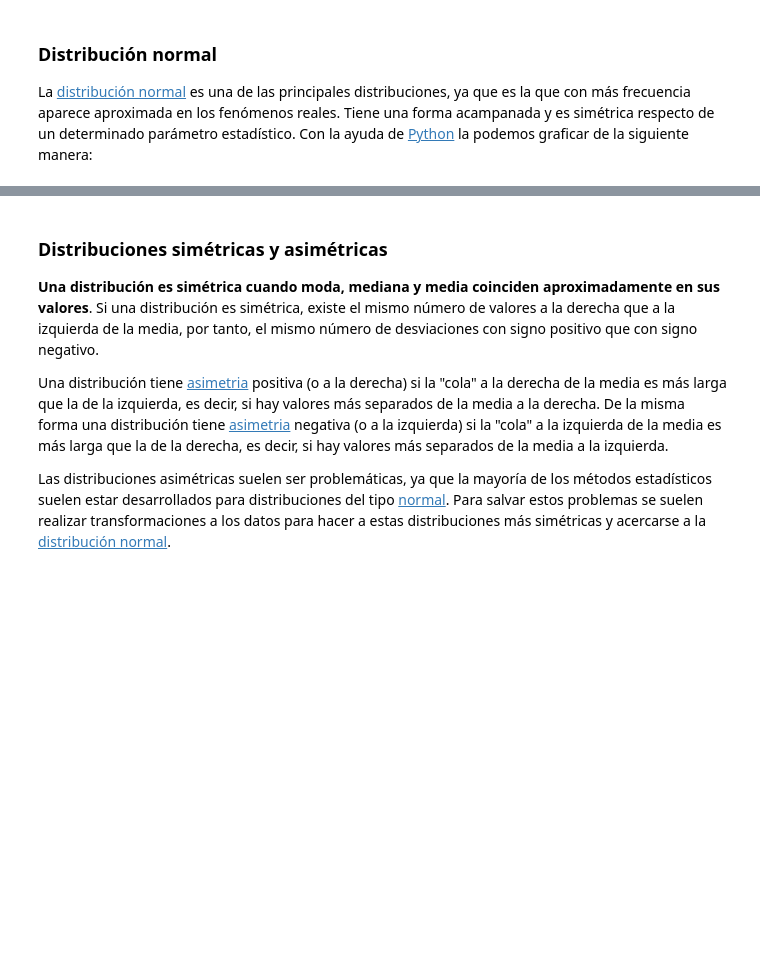
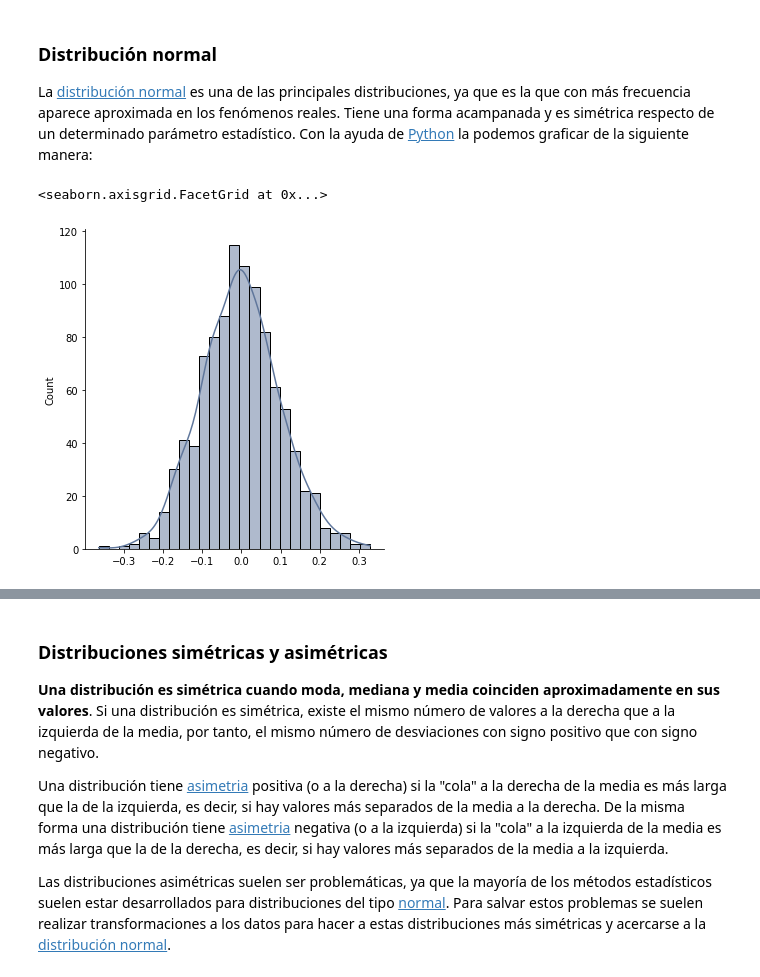
Before and after one commit to AlbertoBecerraTB/SVL_DS_Marzo_TB, a Jupyter notebook: 2-Data Analysis/0-Matematicas para Data Science/PROF_Estadística_SVL.ipynb, the cells around one changed output, grey strips where cells are left out. Saved outputs shown, nothing was run; the diff lists cells and outputs as text; code cells hidden in the pictures; blank space fills up the shorter version.

```diff
--- a/2-Data Analysis/0-Matematicas para Data Science/PROF_Estadística_SVL.ipynb
+++ b/2-Data Analysis/0-Matematicas para Data Science/PROF_Estadística_SVL.ipynb
@@ -806,6 +919,11 @@ sns.set_context(rc={"figure.figsize": (8, 4)})
 # %%
 mu, sigma = 0, 0.1 # media y desvio estandar
 s = np.random.normal(mu, sigma, 1000) #creando muestra de datos
+# %%
+sns.displot(s, kde=True)
+# %% [output]
+<seaborn.axisgrid.FacetGrid at 0x...>
+[figure, added]
 # %%
 # histograma de distribución normal.
 cuenta, cajas, ignorar = plt.hist(s, 30, normed=True)
```
Also changed, not shown: parts of 25 cells of this notebook.
